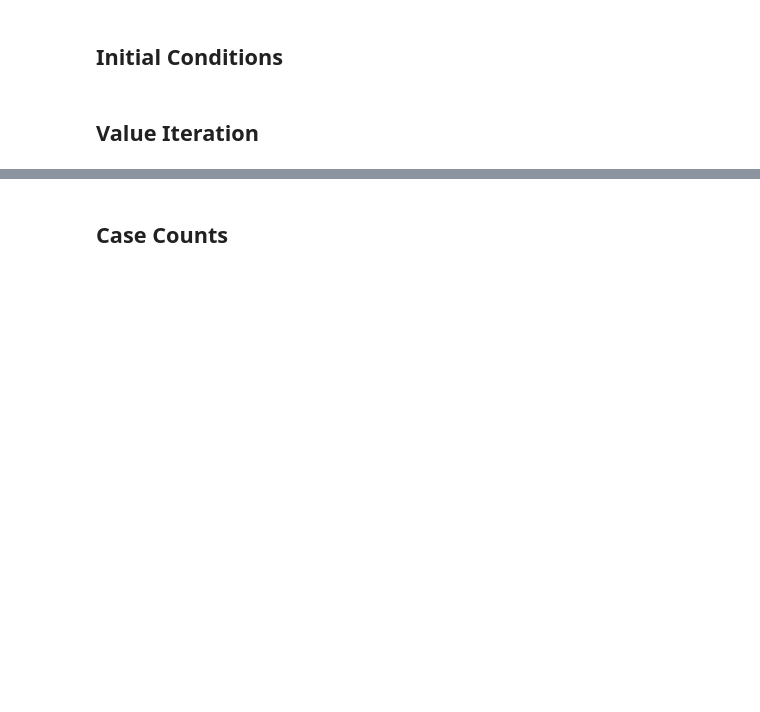
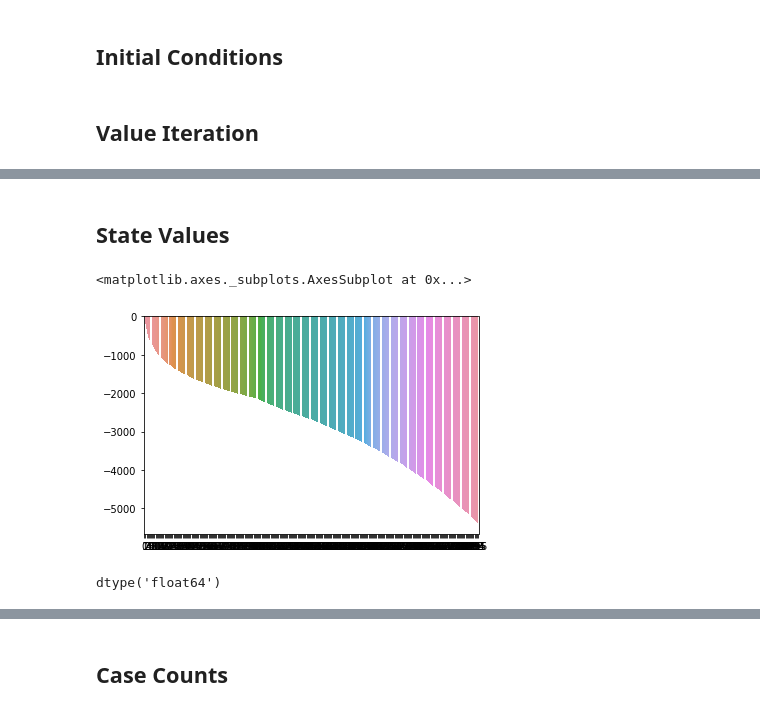
Before and after one commit to blakeelias/pandemic_RL, a Jupyter notebook: code/Cost_Functions.ipynb, the cells around one changed output, grey strips where cells are left out. Drawn from its saved outputs; the diff is of its cells as text; code cells hidden in the pictures; blank space fills up the shorter version.

```diff
--- a/code/Cost_Functions.ipynb
+++ b/code/Cost_Functions.ipynb
@@ -20,7 +22,7 @@ imported_cases_per_step = .5  # really, there's a cost to setting this too, if w
 discount = 0.99
 
 # time step: ~4 days  (1 generation period)
-num_population = 5000 # 100000
+num_population = 1000
 # %%
 # is this really a fair form?
 # wouldn't keeping everyone home for 6 weeks have some finite cost?
@@ -159,0 +233,10 @@ def step(state, action):
+# %%
+state_idx = bucket_state_index(322)
+print(f'original state: {states[state_idx]}')
+
+action_idx = 2
+print(f'action: {actions[action_idx]}')
+
+new_state_idx, resulting_reward = step(state_idx, action_idx)
+print('new state: ', states[new_state_idx])
+print('reward : ', resulting_reward)
@@ -196,16 +269,0 @@ sns.lineplot(x=kk, y=probs)
-# %%
-value_table = {n: np.random.random() * -20 - 3 for n in ns}
-# current_state = initial_cases
-# print(value_table)
-for i in tqdm(range(100)):
-    new_value_table = {}
-    for state in value_table:
-        max_reward = state_value(state, value_table)
-        new_value_table[state] = max_reward
-    #print(np.array(list(new_value_table.values())))
-    #print(np.array(list(value_table.values())))
-    diffs = abs(np.array(list(new_value_table.values())) - np.array(list(value_table.values())))
-    print(max(diffs))
-    value_table = new_value_table
-    sns.barplot(list(value_table.keys()),
-            list(value_table.values()))
@@ -239,0 +270,11 @@ sns.barplot(list(best_action_table.keys()),
+# %%
+state_values = np.random.random(num_states) * -1000 - 1000
+best_action_idx = np.zeros_like(state_values)
+
+for i in tqdm(range(100)):
+    new_state_values = np.zeros_like(state_values, dtype=float)
+    for state_idx in range(num_states):
+        best_action_idx[state_idx], new_state_values[state_idx] = select_action(state_idx, state_values)
+    diffs = abs(state_values - new_state_values)
+    print(diffs.max())
+    state_values = new_state_values
@@ -239,0 +295,15 @@ sns.barplot(list(best_action_table.keys()),
+# %% [markdown]
+## State Values
+# %%
+#sns.barplot(list(range(num_population)),
+#            [state_values[bucket_state_index(n)] for n in range(num_population)])
+
+sns.barplot(list(range(num_states)),
+            [state_values[state_idx] for state_idx in range(num_states)])
+# %% [output]
+<matplotlib.axes._subplots.AxesSubplot at 0x...>
+[figure, added]
+# %%
+state_values.dtype
+# %% [output]
+dtype('float64')
```
Also changed, not shown: parts of 32 cells of this notebook.
